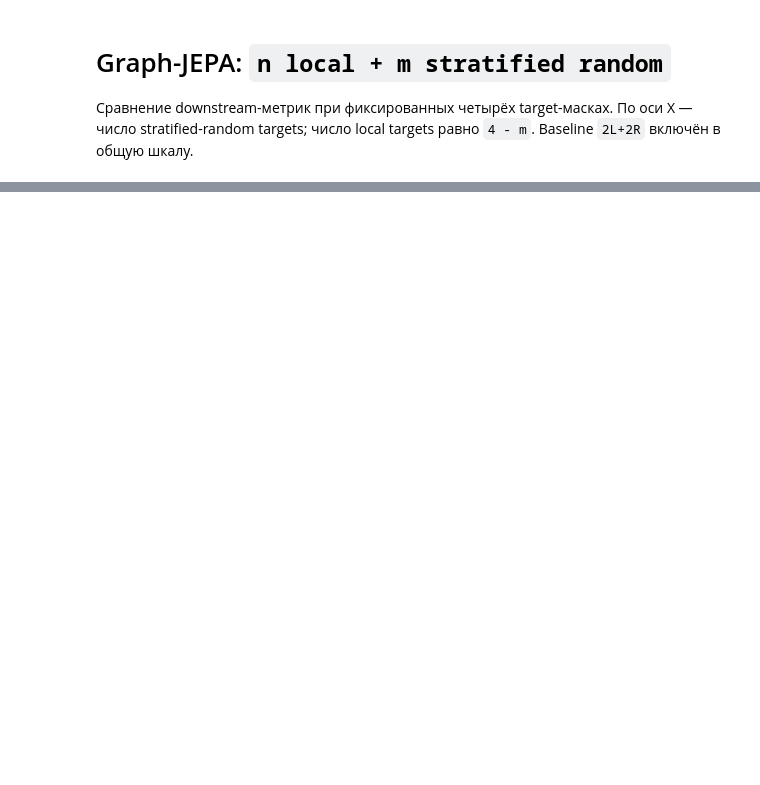
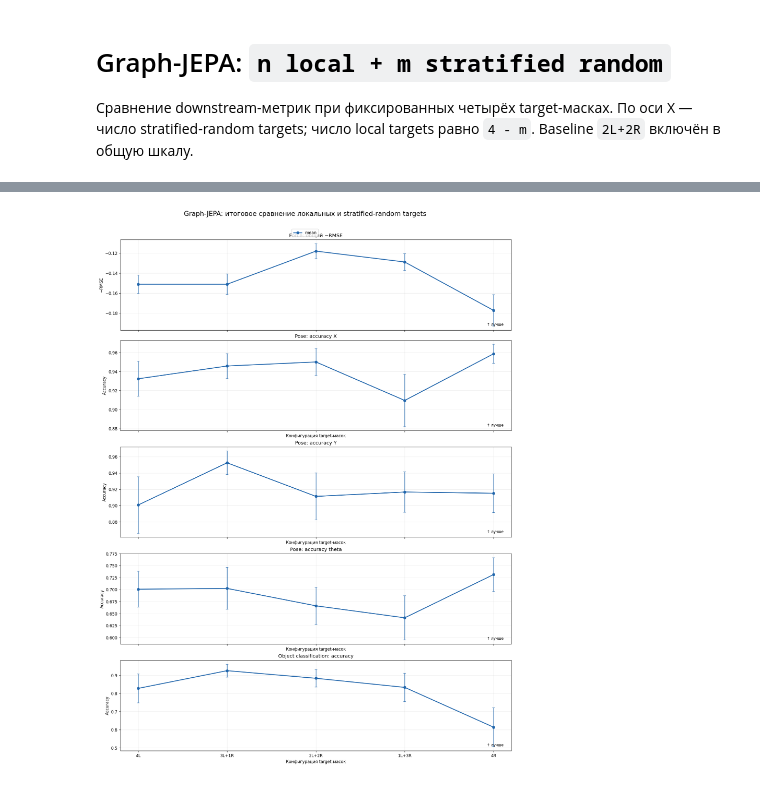
Before and after one commit to E-Kovtun/tactile, a Jupyter notebook: notebooks/jepa_local_random_mix_metrics.ipynb, the cells around one changed output, grey strips where cells are left out. Saved outputs shown, nothing was run; the diff lists cells and outputs as text; code cells hidden in the pictures; blank space fills up the shorter version.

```diff
--- a/notebooks/jepa_local_random_mix_metrics.ipynb
+++ b/notebooks/jepa_local_random_mix_metrics.ipynb
@@ -82,0 +111,25 @@ plt.show()
+# %%
+# Финальный компактный набор метрик: одна строка на ключевую задачу.
+fig, axes = plt.subplots(5, 1, figsize=(14, 18), sharex=True, constrained_layout=True)
+part = series('force', 'rmse').sort_values('random_targets')
+x = part['random_targets'].to_numpy()
+y = -part['estimate'].to_numpy()
+se = part['bootstrap_se'].to_numpy()
+axes[0].plot(x, y, marker='o', linewidth=2, color='#2166ac', label='mean')
+axes[0].errorbar(x, y, yerr=se, fmt='none', ecolor='#2166ac', capsize=3, alpha=0.8)
+axes[0].set_title('Force: общий −RMSE')
+axes[0].set_ylabel('−RMSE')
+axes[0].set_xticks(range(5))
+axes[0].set_xticklabels(['4L', '3L+1R', '2L+2R', '1L+3R', '4R'])
+axes[0].text(0.98, 0.04, '↑ лучше', transform=axes[0].transAxes, ha='right', va='bottom', fontsize=9)
+draw(axes[1], 'pose', 'acc_x', 'Pose: accuracy X', 'Accuracy', lower_is_better=False)
+draw(axes[2], 'pose', 'acc_y', 'Pose: accuracy Y', 'Accuracy', lower_is_better=False)
+draw(axes[3], 'pose', 'acc_theta', 'Pose: accuracy theta', 'Accuracy', lower_is_better=False)
+draw(axes[4], 'object_classification', 'acc', 'Object classification: accuracy', 'Accuracy', lower_is_better=False)
+axes[-1].set_xlabel('Конфигурация target-масок')
+handles, labels = axes[0].get_legend_handles_labels()
+fig.legend(handles, labels, loc='upper center', ncol=5, bbox_to_anchor=(0.5, 1.01))
+fig.suptitle('Graph-JEPA: итоговое сравнение локальных и stratified-random targets', fontsize=16, y=1.04)
+plt.show()
+# %% [output]
+[figure, added]
```
Also changed, not shown: parts of 4 cells of this notebook, 18 other files.
